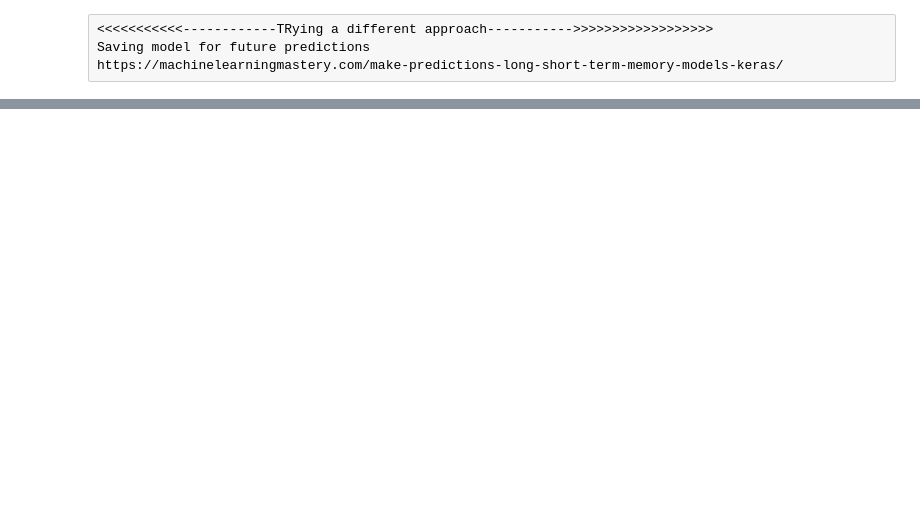
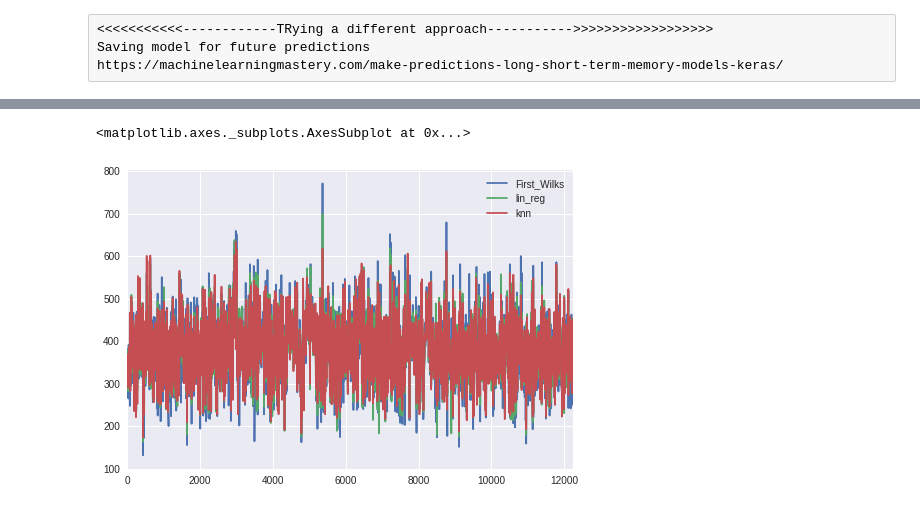
Before and after one commit to LibbyFender/Capstone, a Jupyter notebook: CapstoneRegressionNeuralNetwork.ipynb, the cells around one changed output, grey strips where cells are left out. Saved outputs shown, nothing was run; the diff lists cells and outputs as text; code cells hidden in the pictures; blank space fills up the shorter version.

```diff
--- a/CapstoneRegressionNeuralNetwork.ipynb
+++ b/CapstoneRegressionNeuralNetwork.ipynb
@@ -335,0 +482,8 @@ lr_train_pred
+# %%
+trad_methods = sorted_pred[['First_Wilks', 'lin_reg', 'knn']]
+ML_methods = sorted_pred[['First_Wilks', 'new_baseline', 'Larger_model', 'Baseline_model']]
+# %%
+trad_methods.plot()
+# %% [output]
+<matplotlib.axes._subplots.AxesSubplot at 0x...>
+[figure, added]
```
Also changed, not shown: parts of 64 cells of this notebook, 5 other files.
